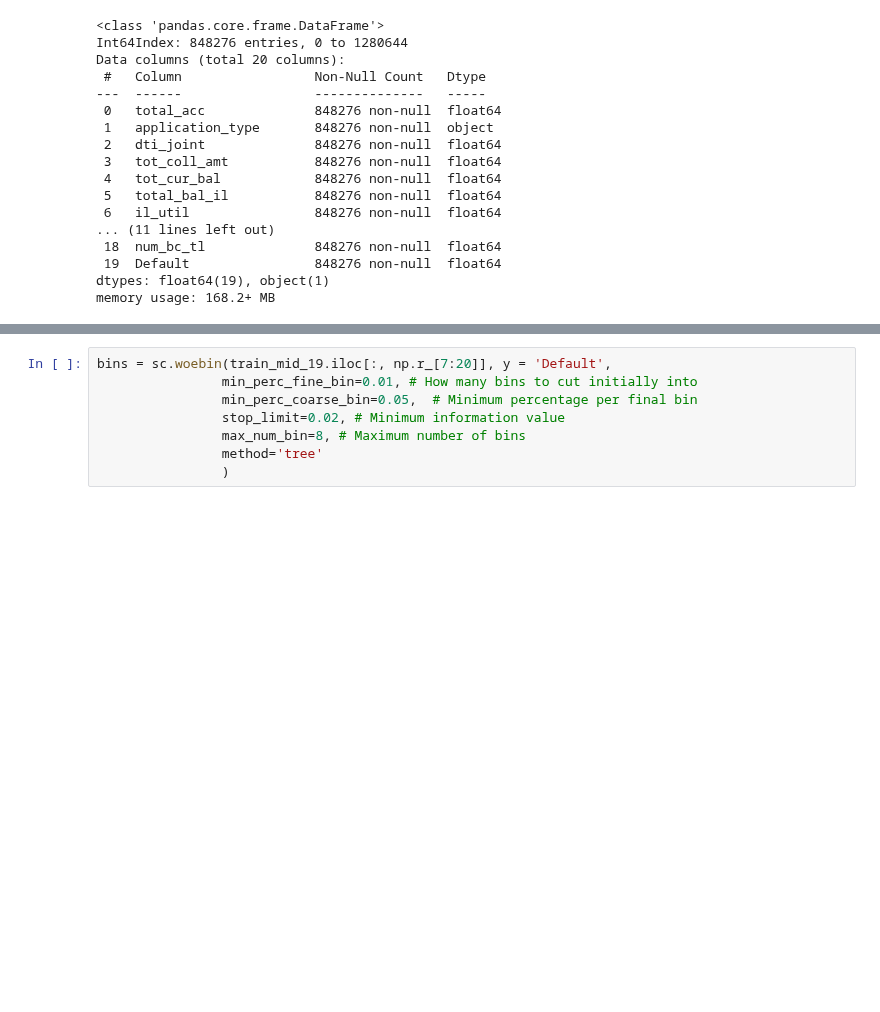
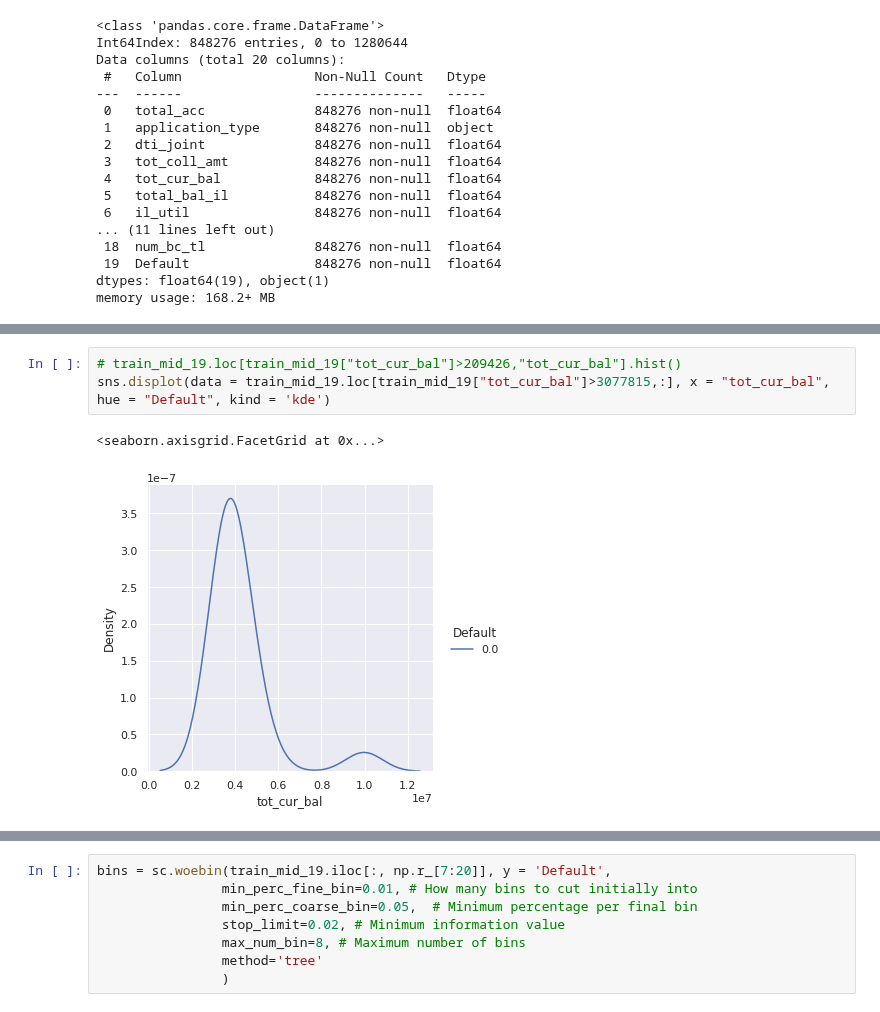
Before and after one commit to preetmodi/Credit-Risk-Analytics, a Jupyter notebook: Woe_calculation_H.ipynb, the cells around one changed output, grey strips where cells are left out. Saved outputs shown, nothing was run; the diff lists cells and outputs as text; blank space fills up the shorter version.

```diff
--- a/Woe_calculation_H.ipynb
+++ b/Woe_calculation_H.ipynb
@@ -120,0 +172,6 @@ train_mid_19.describe()
+# %%
+# train_mid_19.loc[train_mid_19["tot_cur_bal"]>209426,"tot_cur_bal"].hist()
+sns.displot(data = train_mid_19.loc[train_mid_19["tot_cur_bal"]>3077815,:], x = "tot_cur_bal", hue = "Default", kind = 'kde')
+# %% [output]
+<seaborn.axisgrid.FacetGrid at 0x...>
+[figure, added]
```
Also changed, not shown: parts of 4 cells of this notebook.
